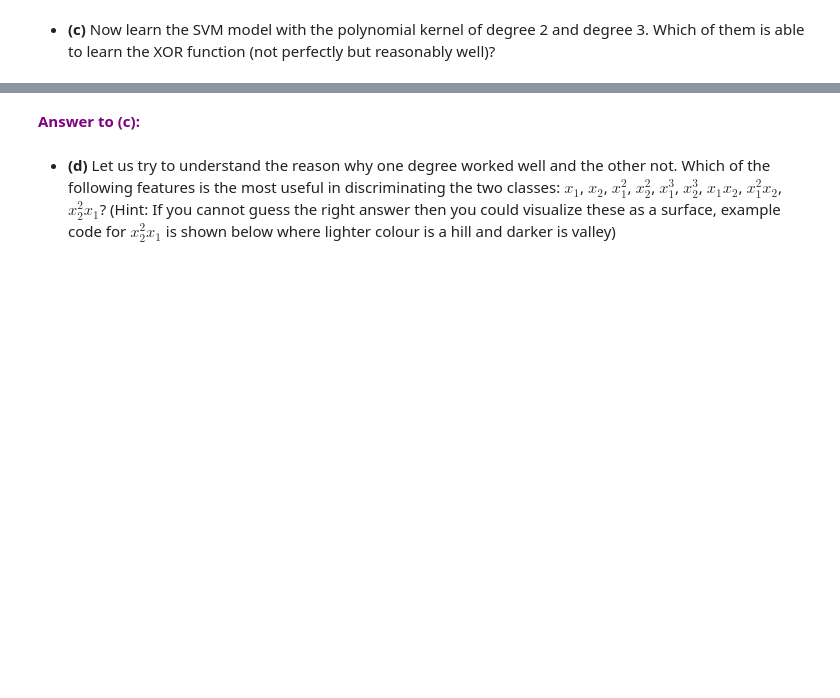
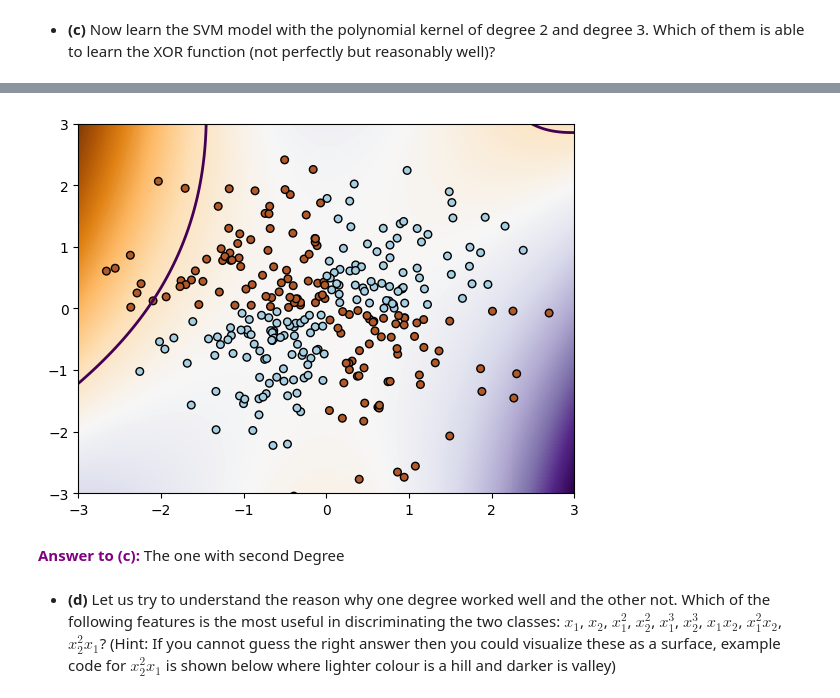
Before and after one commit to Luckyboi69/HeadwayTasks, a Jupyter notebook: Task4/Headway_ML_Kernel_Trick.ipynb, the cells around one changed output, grey strips where cells are left out. Saved outputs shown, nothing was run; the diff lists cells and outputs as text; code cells hidden in the pictures; blank space fills up the shorter version.

```diff
--- a/Task4/Headway_ML_Kernel_Trick.ipynb
+++ b/Task4/Headway_ML_Kernel_Trick.ipynb
@@ -192,15 +302,21 @@ except Exception as e:
 # %%
 try:
     ##### YOUR CODE STARTS ##### (please do not delete this line)
-    raise NotImplementedError("You need to remove \"raise NotImplementedErrors\" lines after writing your code!")
+    #raise NotImplementedError("You need to remove \"raise NotImplementedErrors\" lines after writing your code!")
+    svm_poly_3 = svm.SVC(kernel='poly',degree=3)
+    svm_poly_3.fit(train_X,train_Y)
+    plot_svm(svm_poly_3,train_X,train_Y)
     # Degree 3
     ##### YOUR CODE ENDS ##### (please do not delete this line)
 except NotImplementedError as e:
     print(CRED,"TODO:",e,CEND)
 except Exception as e:
     print("Exception:", e)
+# %% [output]
+[figure, added]
 # %% [markdown]
 **<font color='purple'>Answer to (c):</font>**
+ The one with second Degree
 # %% [markdown]
 - **(d)** Let us try to understand the reason why one degree worked well and the other not. Which of the following features is the most useful in discriminating the two classes: $x_1$, $x_2$, $x_1^2$, $x_2^2$, $x_1^3$, $x_2^3$, $x_1 x_2$, $x_1^2 x_2$, $x_2^2 x_1$? (Hint: If you cannot guess the right answer then you could visualize these as a surface, example code for $x_2^2 x_1$ is shown below where lighter colour is a hill and darker is valley)
 # %%
```
Also changed, not shown: parts of 32 cells of this notebook.
